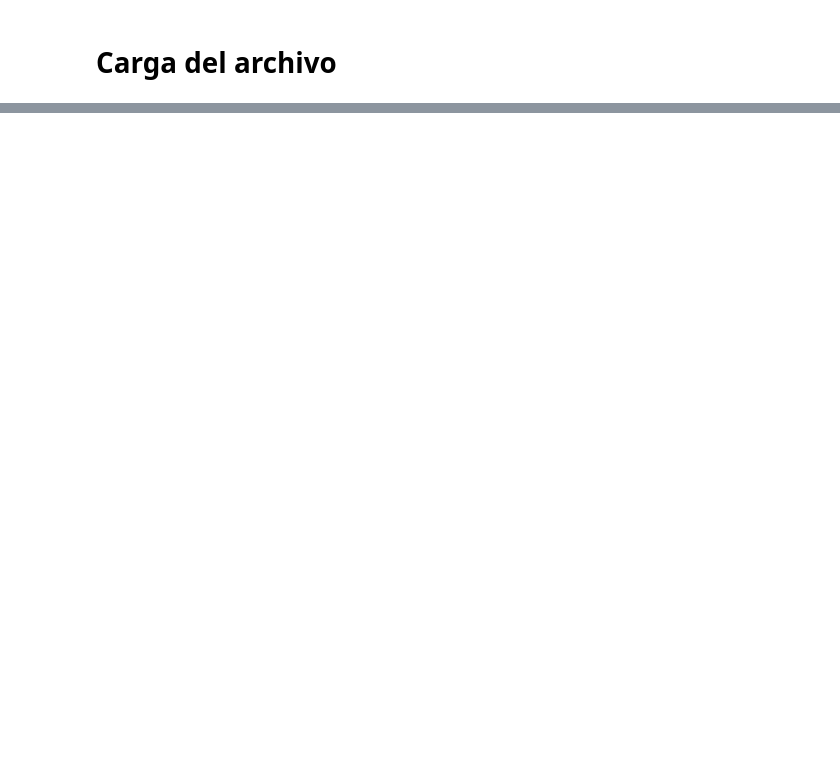
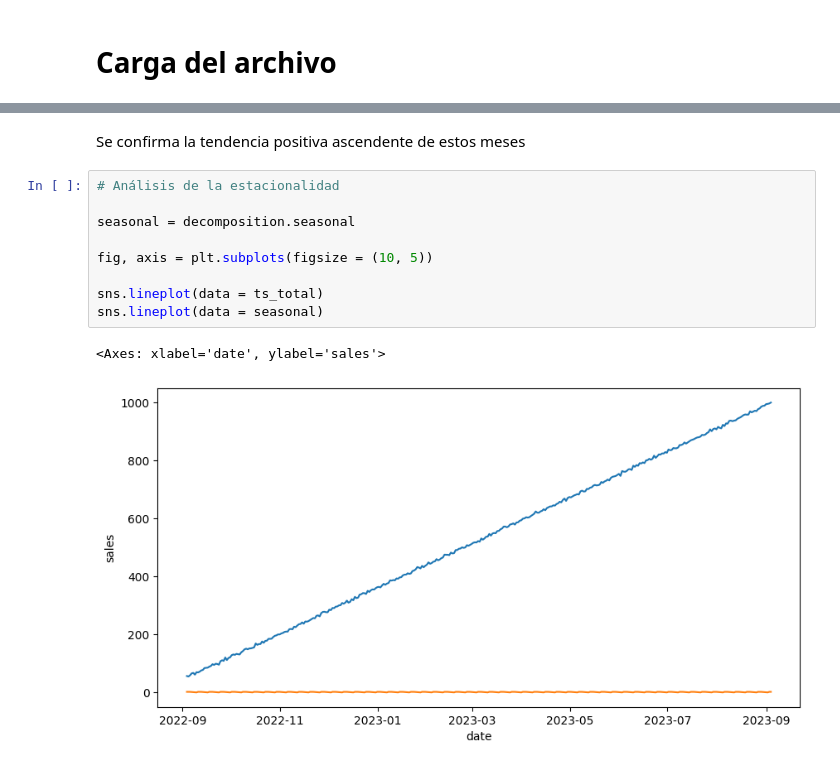
Before and after one commit to 4GeeksAcademy/machine-learning-python-template_serie_temporal_ds_13_david, a Jupyter notebook: src/explore.ipynb, the cells around one changed output, grey strips where cells are left out. Cells and saved outputs as stored; diff of their text form; blank space fills up the shorter version.

```diff
--- a/src/explore.ipynb
+++ b/src/explore.ipynb
@@ -17,0 +73,14 @@ total_data.head(3)
+# %% [markdown]
+Se confirma la tendencia positiva ascendente de estos meses
+# %%
+# Análisis de la estacionalidad
+
+seasonal = decomposition.seasonal
+
+fig, axis = plt.subplots(figsize = (10, 5))
+
+sns.lineplot(data = ts_total)
+sns.lineplot(data = seasonal)
+# %% [output]
+<Axes: xlabel='date', ylabel='sales'>
+[figure, added]
```
Also changed, not shown: parts of 9 cells of this notebook.
